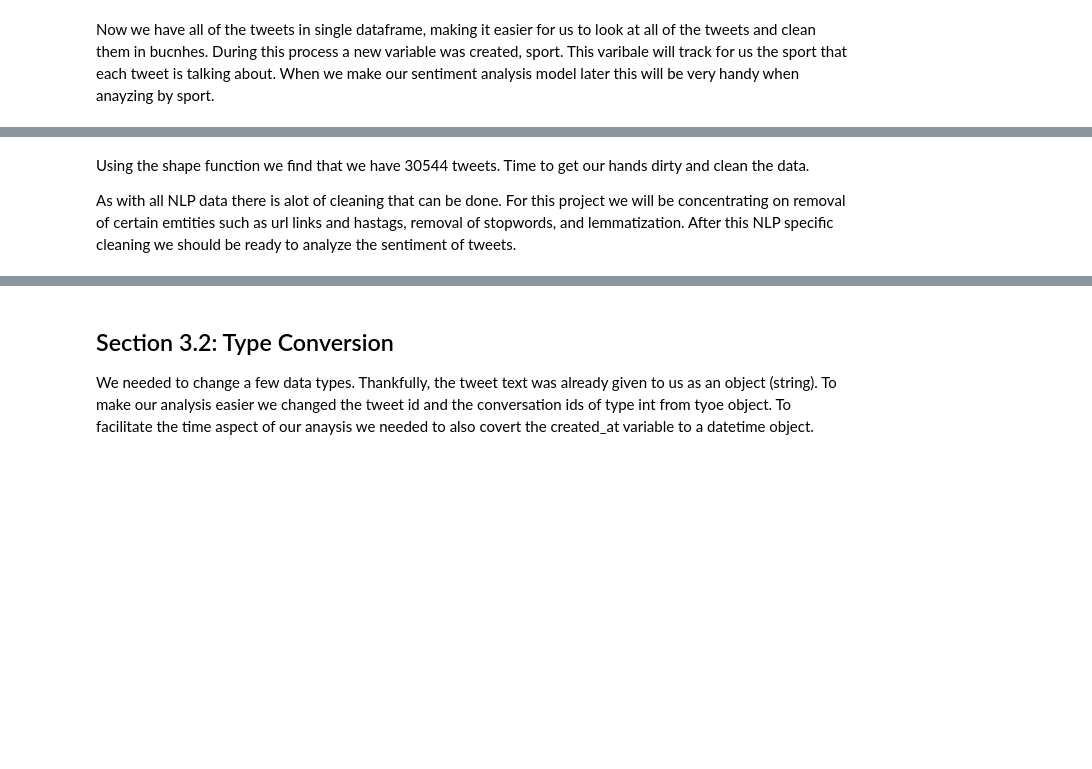
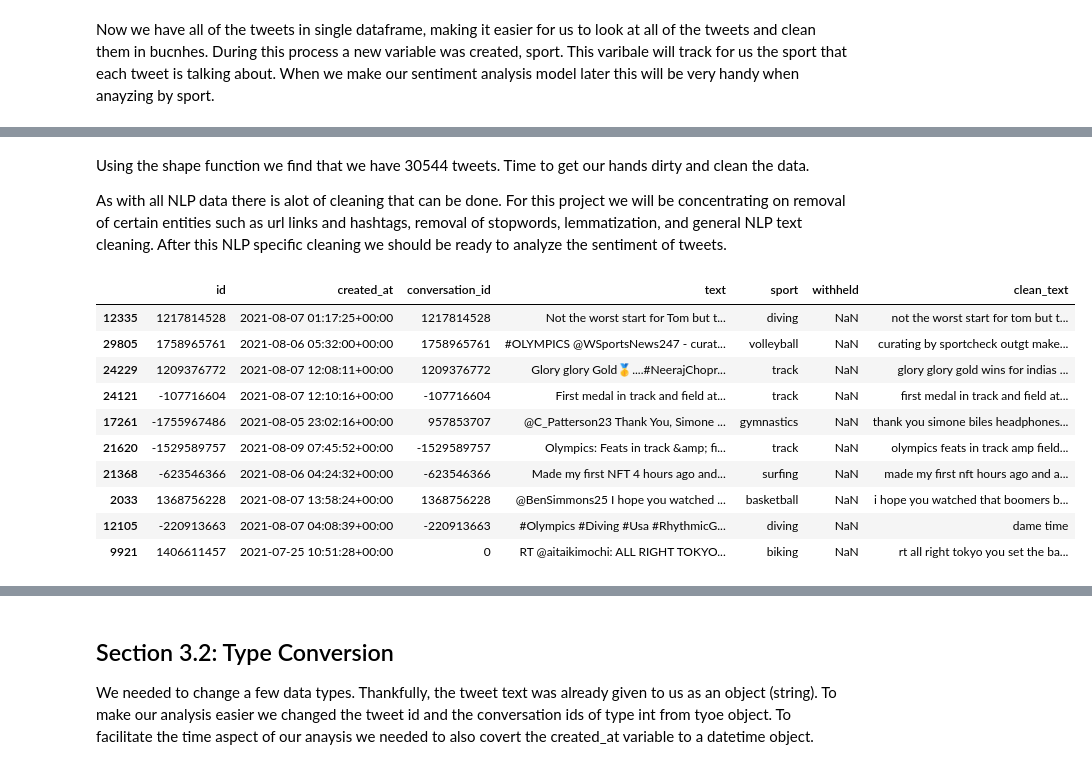
Before and after one commit to cvorsanger/COMP-4447-Final-Project, a Jupyter notebook: notebooks/Cleaning.ipynb, the cells around one changed output, grey strips where cells are left out. Cells and saved outputs as stored; diff of their text form; code cells hidden in the pictures; blank space fills up the shorter version.

```diff
--- a/notebooks/Cleaning.ipynb
+++ b/notebooks/Cleaning.ipynb
@@ -23,4 +26,4 @@ olympic_df.shape
 # %% [markdown]
 Using the shape function we find that we have 30544 tweets. Time to get our hands dirty and clean the data.
 
-As with all NLP data there is alot of cleaning that can be done. For this project we will be concentrating on removal of certain emtities such as url links and hastags, removal of stopwords, and lemmatization. After this NLP specific cleaning we should be ready to analyze the sentiment of tweets.
+As with all NLP data there is alot of cleaning that can be done. For this project we will be concentrating on removal of certain entities such as url links and hashtags, removal of stopwords, lemmatization, and general NLP text cleaning. After this NLP specific cleaning we should be ready to analyze the sentiment of tweets.
@@ -26,0 +52,14 @@ As with all NLP data there is alot of cleaning that can be done. For this projec
+# %%
+olympic_df.sample(10)
+# %% [output]
+|  | id | created_at | conversation_id | text | sport | withheld | clean_text |
+| 12335 | 1217814528 | 2021-08-07 01:17:25+00:00 | 1217814528 | Not the worst start for Tom but t... | diving | NaN | not the worst start for tom but t... |
+| 29805 | 1758965761 | 2021-08-06 05:32:00+00:00 | 1758965761 | #OLYMPICS @WSportsNews247 - curat... | volleyball | NaN | curating by sportcheck outgt make... |
+| 24229 | 1209376772 | 2021-08-07 12:08:11+00:00 | 1209376772 | Glory glory Gold🥇....#NeerajChopr... | track | NaN | glory glory gold wins for indias ... |
+| 24121 | -107716604 | 2021-08-07 12:10:16+00:00 | -107716604 | First medal in track and field at... | track | NaN | first medal in track and field at... |
+| 17261 | -1755967486 | 2021-08-05 23:02:16+00:00 | 957853707 | @C_Patterson23 Thank You, Simone ... | gymnastics | NaN | thank you simone biles headphones... |
+| 21620 | -1529589757 | 2021-08-09 07:45:52+00:00 | -1529589757 | Olympics: Feats in track &amp; fi... | track | NaN | olympics feats in track amp field... |
+| 21368 | -623546366 | 2021-08-06 04:24:32+00:00 | -623546366 | Made my first NFT 4 hours ago and... | surfing | NaN | made my first nft hours ago and a... |
+| 2033 | 1368756228 | 2021-08-07 13:58:24+00:00 | 1368756228 | @BenSimmons25 I hope you watched ... | basketball | NaN | i hope you watched that boomers b... |
+| 12105 | -220913663 | 2021-08-07 04:08:39+00:00 | -220913663 | #Olympics #Diving #Usa #RhythmicG... | diving | NaN | dame time |
+| 9921 | 1406611457 | 2021-07-25 10:51:28+00:00 | 0 | RT @aitaikimochi: ALL RIGHT TOKYO... | biking | NaN | rt all right tokyo you set the ba... |
```
Also changed, not shown: parts of 10 cells of this notebook, 4 other files.
